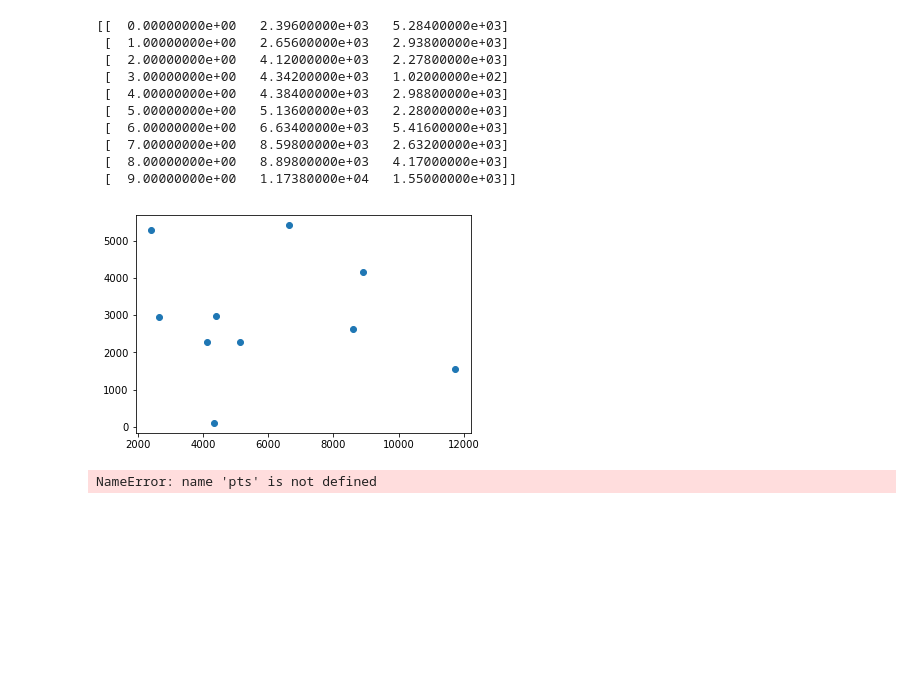
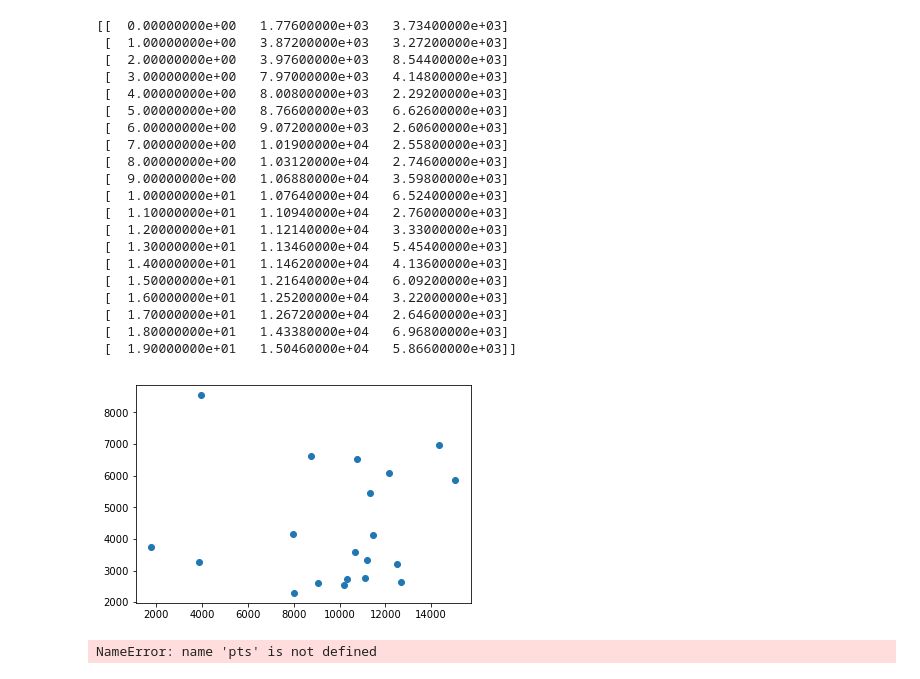
Before and after one commit to mhudnell/geo_optimization_challenge, a Jupyter notebook: geometric_optimization_challenge.ipynb, the cells around one changed output. Drawn from its saved outputs; the diff is of its cells as text; code cells hidden in the pictures; blank space fills up the shorter version.

```diff
--- a/geometric_optimization_challenge.ipynb
+++ b/geometric_optimization_challenge.ipynb
@@ -2,25 +2,35 @@
 import numpy as np
 import matplotlib.pyplot as plt
 # %%
-data_pts = np.loadtxt('challenge_instances/data/images/euro-night-0000010.instance')
-# data_pts = np.loadtxt('challenge_instances/data/images/us-night-0000020.instance')
+# data_pts = np.loadtxt('challenge_instances/data/images/euro-night-0000010.instance')
+data_pts = np.loadtxt('challenge_instances/data/images/us-night-0000020.instance')
 
 print(data_pts)
 
 plt.scatter(data_pts[:, 1], data_pts[:, 2])
 plt.show()
 # %% [output]
-[[  0.00000000e+00   2.39600000e+03   5.28400000e+03]
- [  1.00000000e+00   2.65600000e+03   2.93800000e+03]
- [  2.00000000e+00   4.12000000e+03   2.27800000e+03]
- [  3.00000000e+00   4.34200000e+03   1.02000000e+02]
- [  4.00000000e+00   4.38400000e+03   2.98800000e+03]
- [  5.00000000e+00   5.13600000e+03   2.28000000e+03]
- [  6.00000000e+00   6.63400000e+03   5.41600000e+03]
- [  7.00000000e+00   8.59800000e+03   2.63200000e+03]
- [  8.00000000e+00   8.89800000e+03   4.17000000e+03]
- [  9.00000000e+00   1.17380000e+04   1.55000000e+03]]
+[[  0.00000000e+00   1.77600000e+03   3.73400000e+03]
+ [  1.00000000e+00   3.87200000e+03   3.27200000e+03]
+ [  2.00000000e+00   3.97600000e+03   8.54400000e+03]
+ [  3.00000000e+00   7.97000000e+03   4.14800000e+03]
+ [  4.00000000e+00   8.00800000e+03   2.29200000e+03]
+ [  5.00000000e+00   8.76600000e+03   6.62600000e+03]
+ [  6.00000000e+00   9.07200000e+03   2.60600000e+03]
+ [  7.00000000e+00   1.01900000e+04   2.55800000e+03]
+ [  8.00000000e+00   1.03120000e+04   2.74600000e+03]
+ [  9.00000000e+00   1.06880000e+04   3.59800000e+03]
+ [  1.00000000e+01   1.07640000e+04   6.52400000e+03]
+ [  1.10000000e+01   1.10940000e+04   2.76000000e+03]
+ [  1.20000000e+01   1.12140000e+04   3.33000000e+03]
+ [  1.30000000e+01   1.13460000e+04   5.45400000e+03]
+ [  1.40000000e+01   1.14620000e+04   4.13600000e+03]
+ [  1.50000000e+01   1.21640000e+04   6.09200000e+03]
+ [  1.60000000e+01   1.25200000e+04   3.22000000e+03]
+ [  1.70000000e+01   1.26720000e+04   2.64600000e+03]
+ [  1.80000000e+01   1.43380000e+04   6.96800000e+03]
+ [  1.90000000e+01   1.50460000e+04   5.86600000e+03]]
-[figure, old version]
+[figure, new version]
 # %%
 ## u,v: both [1x3] with columns [id, x, y]
 def perpdot(u, v):
```
Also changed, not shown: parts of 3 cells of this notebook.
